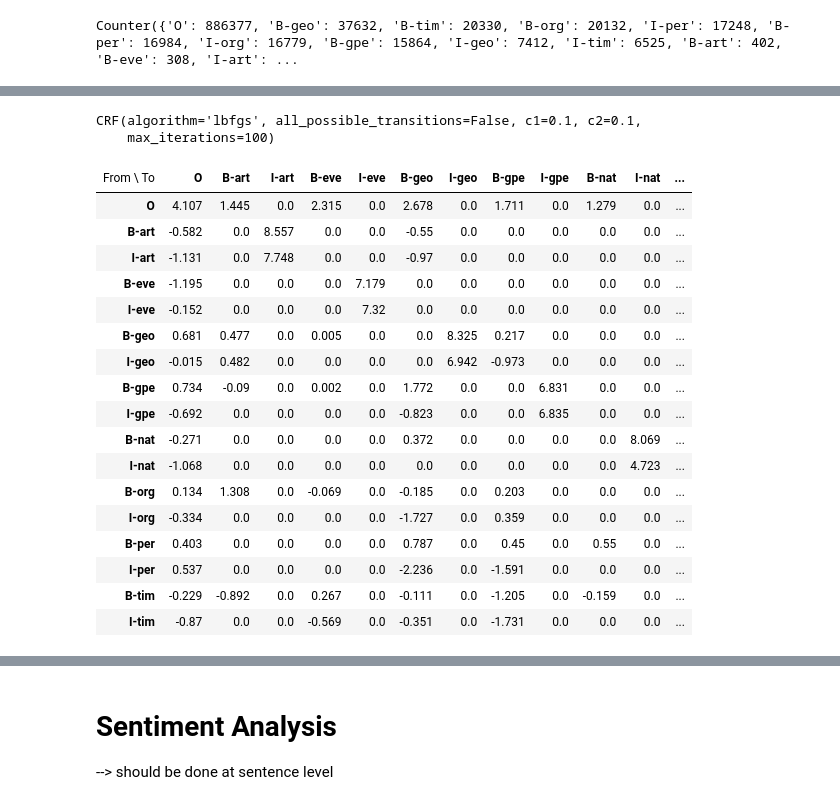
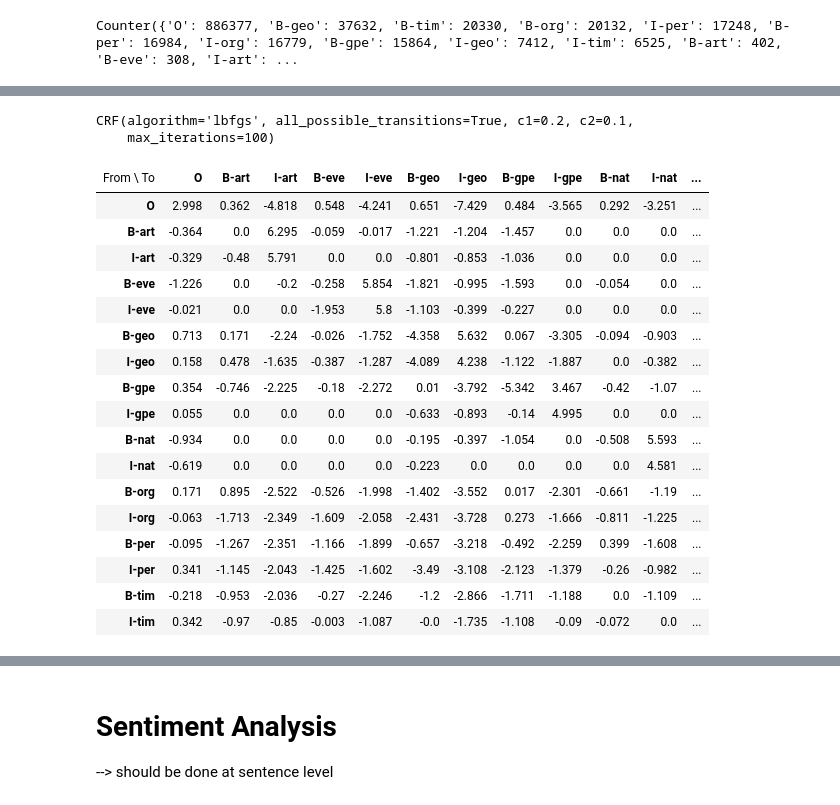
Before and after one commit to HannahUsesTheGitHub/TM, a Jupyter notebook: projectTM.ipynb, the cells around one changed output, grey strips where cells are left out. Cells and saved outputs as stored; diff of their text form; code cells hidden in the pictures.

Commit message:
Hyperparameter tuning and train,test,val split NERC

```diff
--- a/projectTM.ipynb
+++ b/projectTM.ipynb
@@ -403,6 +432,0 @@ y = [sent2labels(s) for s in sentences]
-# %%
-crf = CRF(algorithm='lbfgs',
-          c1=0.1, #The coefficient for L1 regularization.
-          c2=0.1, #The coefficient for L2 regularization.
-          max_iterations=100,
-          all_possible_transitions=False)
@@ -411,4 +432,0 @@ CELL BELOW TAKES LONG TO RUN (like 9min)
-# %%
-pred = cross_val_predict(estimator=crf, X=X, y=y, cv=5)
-report = flat_classification_report(y_pred=pred, y_true=y)
-print(report)
@@ -434,0 +496,26 @@ The plan was to finetune it, but honestly 97% accuracy sounds good to me...
+# %%
+from itertools import product
+algorithms = ['lbfgs', 'l2sgd', 'ap', 'pa']
+c1_values = [0.2, 0.1, 0.01] #L1 regularization
+c2_values = [0.2, 0.1, 0.01] #L2
+transitions = [True, False]
+best_score = 0
+best_model = None
+
+for alg, c1, c2, transition in product(algorithms, c1_values, c2_values, transitions):
+    print(f'Training model with algorithm: {alg}, c1: {c1} and c2 {c2}, all_possible_transitions = {transition}')
+    crf = CRF(algorithm='lbfgs',
+          c1=c1,
+          c2=c2,
+          max_iterations=100,
+          all_possible_transitions=transition)
+    crf.fit(X_train, y_train)
+    y_pred = crf.predict(X_val)
+    report = flat_classification_report(y_pred=y_pred, y_true=y_val, output_dict=True)
+    print(report)
+    print()
+    print('-----------------------------')
+    f1 = report['weighted avg']['f1-score']
+    if f1 > best_score:
+        best_score = f1
+        best_model = crf
@@ -435,27 +714,28 @@ The plan was to finetune it, but honestly 97% accuracy sounds good to me...
 # %%
-crf.fit(X, y)
+best_model.fit(X, y)
 # %% [output]
-CRF(algorithm='lbfgs', all_possible_transitions=False, c1=0.1, c2=0.1,
+CRF(algorithm='lbfgs', all_possible_transitions=True, c1=0.2, c2=0.1,
     max_iterations=100)
 # %%
-eli5.show_weights(crf, top=30)
+#eli5.show_weights(crf, top=30)
+eli5.show_weights(best_model, top=30)
 # %% [output]
 | From \ To | O | B-art | I-art | B-eve | I-eve | B-geo | I-geo | B-gpe | I-gpe | B-nat | I-nat | ... |
-| O | 4.107 | 1.445 | 0.0 | 2.315 | 0.0 | 2.678 | 0.0 | 1.711 | 0.0 | 1.279 | 0.0 | ... |
-| B-art | -0.582 | 0.0 | 8.557 | 0.0 | 0.0 | -0.55 | 0.0 | 0.0 | 0.0 | 0.0 | 0.0 | ... |
-| I-art | -1.131 | 0.0 | 7.748 | 0.0 | 0.0 | -0.97 | 0.0 | 0.0 | 0.0 | 0.0 | 0.0 | ... |
-| B-eve | -1.195 | 0.0 | 0.0 | 0.0 | 7.179 | 0.0 | 0.0 | 0.0 | 0.0 | 0.0 | 0.0 | ... |
-| I-eve | -0.152 | 0.0 | 0.0 | 0.0 | 7.32 | 0.0 | 0.0 | 0.0 | 0.0 | 0.0 | 0.0 | ... |
-| B-geo | 0.681 | 0.477 | 0.0 | 0.005 | 0.0 | 0.0 | 8.325 | 0.217 | 0.0 | 0.0 | 0.0 | ... |
-| I-geo | -0.015 | 0.482 | 0.0 | 0.0 | 0.0 | 0.0 | 6.942 | -0.973 | 0.0 | 0.0 | 0.0 | ... |
-| B-gpe | 0.734 | -0.09 | 0.0 | 0.002 | 0.0 | 1.772 | 0.0 | 0.0 | 6.831 | 0.0 | 0.0 | ... |
-| I-gpe | -0.692 | 0.0 | 0.0 | 0.0 | 0.0 | -0.823 | 0.0 | 0.0 | 6.835 | 0.0 | 0.0 | ... |
-| B-nat | -0.271 | 0.0 | 0.0 | 0.0 | 0.0 | 0.372 | 0.0 | 0.0 | 0.0 | 0.0 | 8.069 | ... |
-| I-nat | -1.068 | 0.0 | 0.0 | 0.0 | 0.0 | 0.0 | 0.0 | 0.0 | 0.0 | 0.0 | 4.723 | ... |
-| B-org | 0.134 | 1.308 | 0.0 | -0.069 | 0.0 | -0.185 | 0.0 | 0.203 | 0.0 | 0.0 | 0.0 | ... |
-| I-org | -0.334 | 0.0 | 0.0 | 0.0 | 0.0 | -1.727 | 0.0 | 0.359 | 0.0 | 0.0 | 0.0 | ... |
-| B-per | 0.403 | 0.0 | 0.0 | 0.0 | 0.0 | 0.787 | 0.0 | 0.45 | 0.0 | 0.55 | 0.0 | ... |
-| I-per | 0.537 | 0.0 | 0.0 | 0.0 | 0.0 | -2.236 | 0.0 | -1.591 | 0.0 | 0.0 | 0.0 | ... |
-| B-tim | -0.229 | -0.892 | 0.0 | 0.267 | 0.0 | -0.111 | 0.0 | -1.205 | 0.0 | -0.159 | 0.0 | ... |
-| I-tim | -0.87 | 0.0 | 0.0 | -0.569 | 0.0 | -0.351 | 0.0 | -1.731 | 0.0 | 0.0 | 0.0 | ... |
+| O | 2.998 | 0.362 | -4.818 | 0.548 | -4.241 | 0.651 | -7.429 | 0.484 | -3.565 | 0.292 | -3.251 | ... |
+| B-art | -0.364 | 0.0 | 6.295 | -0.059 | -0.017 | -1.221 | -1.204 | -1.457 | 0.0 | 0.0 | 0.0 | ... |
+| I-art | -0.329 | -0.48 | 5.791 | 0.0 | 0.0 | -0.801 | -0.853 | -1.036 | 0.0 | 0.0 | 0.0 | ... |
+| B-eve | -1.226 | 0.0 | -0.2 | -0.258 | 5.854 | -1.821 | -0.995 | -1.593 | 0.0 | -0.054 | 0.0 | ... |
+| I-eve | -0.021 | 0.0 | 0.0 | -1.953 | 5.8 | -1.103 | -0.399 | -0.227 | 0.0 | 0.0 | 0.0 | ... |
+| B-geo | 0.713 | 0.171 | -2.24 | -0.026 | -1.752 | -4.358 | 5.632 | 0.067 | -3.305 | -0.094 | -0.903 | ... |
+| I-geo | 0.158 | 0.478 | -1.635 | -0.387 | -1.287 | -4.089 | 4.238 | -1.122 | -1.887 | 0.0 | -0.382 | ... |
+| B-gpe | 0.354 | -0.746 | -2.225 | -0.18 | -2.272 | 0.01 | -3.792 | -5.342 | 3.467 | -0.42 | -1.07 | ... |
+| I-gpe | 0.055 | 0.0 | 0.0 | 0.0 | 0.0 | -0.633 | -0.893 | -0.14 | 4.995 | 0.0 | 0.0 | ... |
+| B-nat | -0.934 | 0.0 | 0.0 | 0.0 | 0.0 | -0.195 | -0.397 | -1.054 | 0.0 | -0.508 | 5.593 | ... |
+| I-nat | -0.619 | 0.0 | 0.0 | 0.0 | 0.0 | -0.223 | 0.0 | 0.0 | 0.0 | 0.0 | 4.581 | ... |
+| B-org | 0.171 | 0.895 | -2.522 | -0.526 | -1.998 | -1.402 | -3.552 | 0.017 | -2.301 | -0.661 | -1.19 | ... |
+| I-org | -0.063 | -1.713 | -2.349 | -1.609 | -2.058 | -2.431 | -3.728 | 0.273 | -1.666 | -0.811 | -1.225 | ... |
+| B-per | -0.095 | -1.267 | -2.351 | -1.166 | -1.899 | -0.657 | -3.218 | -0.492 | -2.259 | 0.399 | -1.608 | ... |
+| I-per | 0.341 | -1.145 | -2.043 | -1.425 | -1.602 | -3.49 | -3.108 | -2.123 | -1.379 | -0.26 | -0.982 | ... |
+| B-tim | -0.218 | -0.953 | -2.036 | -0.27 | -2.246 | -1.2 | -2.866 | -1.711 | -1.188 | 0.0 | -1.109 | ... |
+| I-tim | 0.342 | -0.97 | -0.85 | -0.003 | -1.087 | -0.0 | -1.735 | -1.108 | -0.09 | -0.072 | 0.0 | ... |
 | y=O top features | y=B-art top features | y=I-art top features | y=B-eve top features | y=I-eve top features | ... |
```
Also changed, not shown: parts of 14 cells of this notebook.
